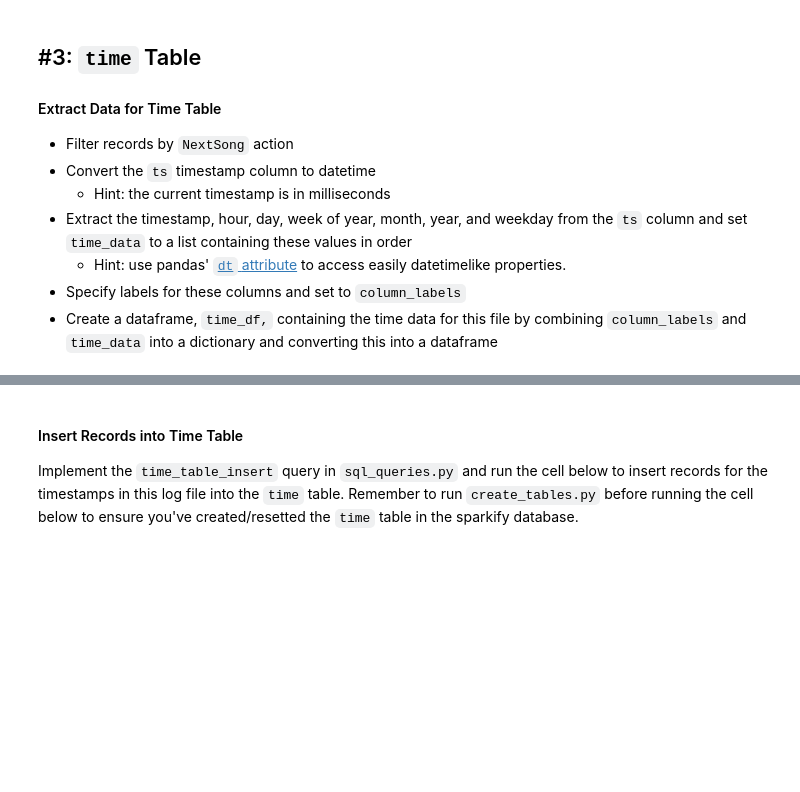
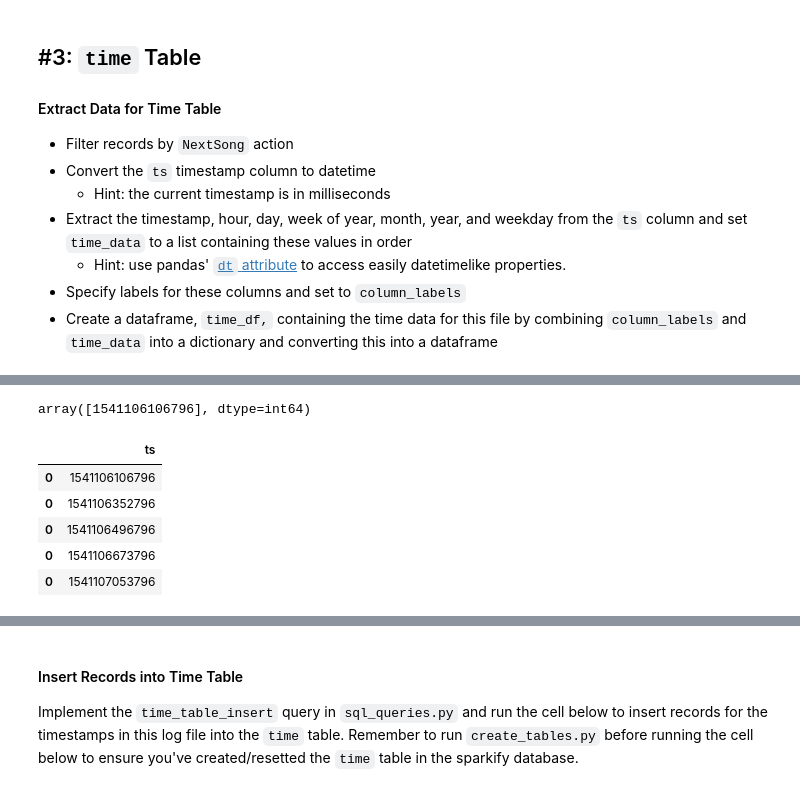
Before and after one commit to cjakuc/ETL-Sparkify, a Jupyter notebook: etl.ipynb, the cells around one changed output, grey strips where cells are left out. Drawn from its saved outputs; the diff is of its cells as text; code cells hidden in the pictures; blank space fills up the shorter version.

```diff
--- a/etl.ipynb
+++ b/etl.ipynb
@@ -198,8 +226,8 @@ df.head()
 | 0 | None | Logged In | Kaylee | F | 2 | Summers | None | free | Phoenix-Mesa-Scottsdale, AZ | GET | ... |
 | 0 | Mr Oizo | Logged In | Kaylee | F | 3 | Summers | 144.03873 | free | Phoenix-Mesa-Scottsdale, AZ | PUT | ... |
 # %%
-df = df[df['page']=='NextSong']
-df.head()
+t = df[df['page']=='NextSong']
+t.head()
 # %% [output]
 |  | artist | auth | firstName | gender | itemInSession | lastName | length | level | location | method | ... |
 | 0 | Des'ree | Logged In | Kaylee | F | 1 | Summers | 246.30812 | free | Phoenix-Mesa-Scottsdale, AZ | PUT | ... |
@@ -209,7 +237,16 @@ df.head()
 | 0 | Infected Mushroom | Logged In | Kaylee | F | 6 | Summers | 440.2673 | free | Phoenix-Mesa-Scottsdale, AZ | PUT | ... |
 # %%
 columns = ["ts"]
-df[columns].values[0]
+t[columns].values[0]
+# %% [output]
+array([1541106106796], dtype=int64)
 # %%
-t = df[columns]
+t = t[columns]
 t.head()
+# %% [output]
+|  | ts |
+| 0 | 1541106106796 |
+| 0 | 1541106352796 |
+| 0 | 1541106496796 |
+| 0 | 1541106673796 |
+| 0 | 1541107053796 |
```
Also changed, not shown: parts of 27 cells of this notebook, 1 other file.
